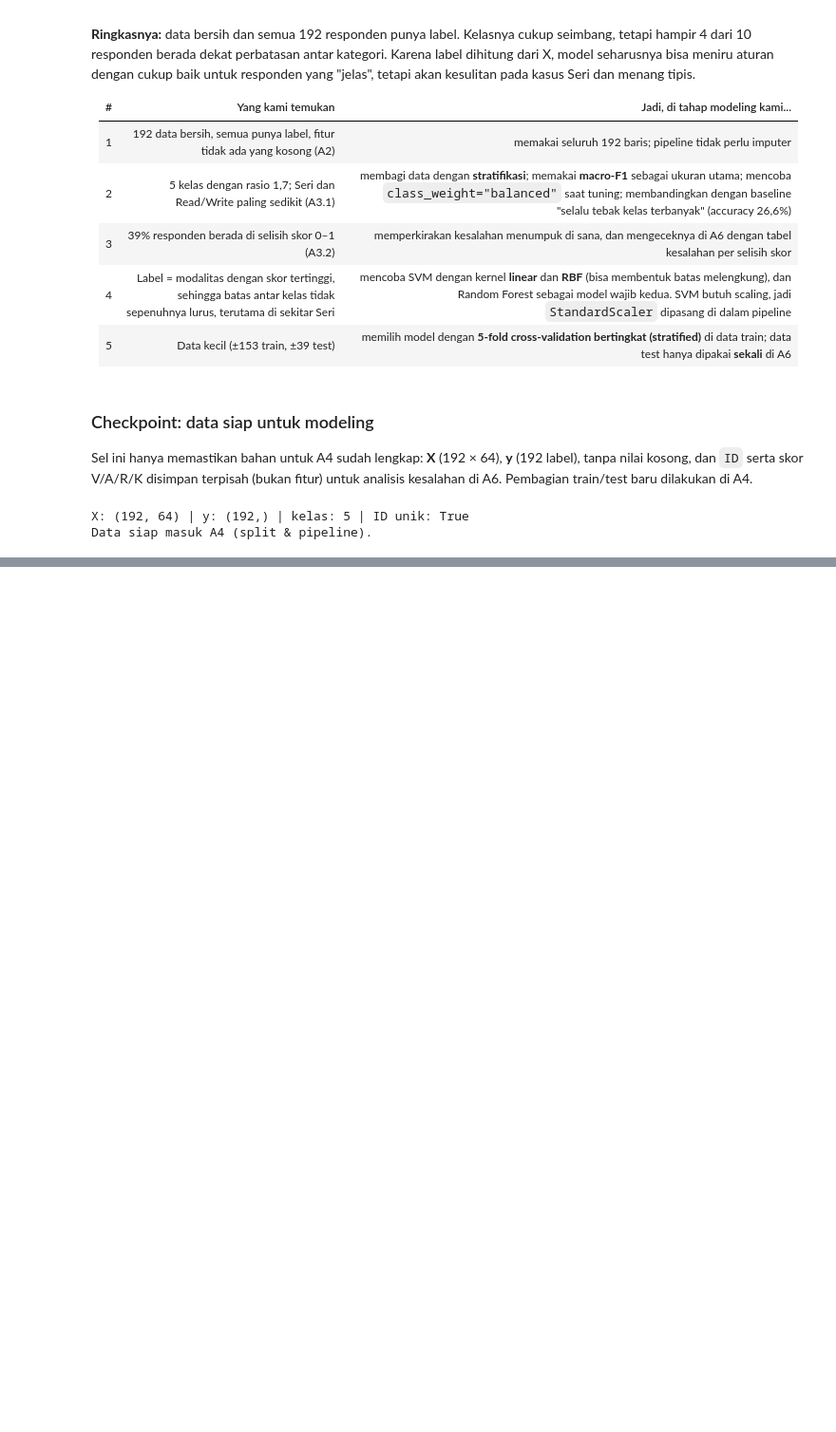
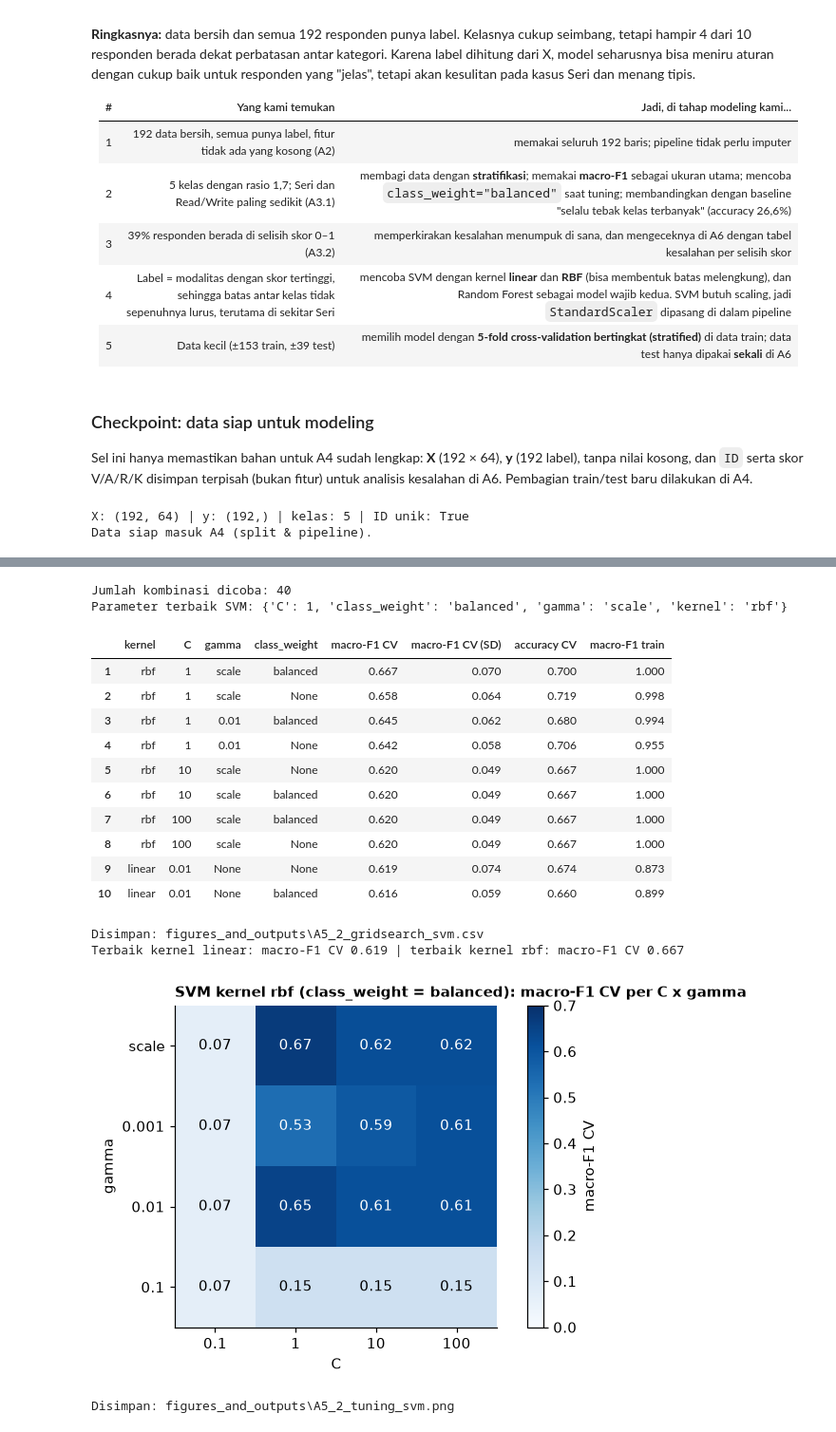
Before and after one commit to edwardchristi4n/machine_learning_final_exam, a Jupyter notebook: notebook/Notebook_A_Klasifikasi.ipynb, the cells around one changed output, grey strips where cells are left out. Shown at 95% size. Cells and saved outputs as stored; diff of their text form; code cells hidden in the pictures; blank space fills up the shorter version.

```diff
--- a/notebook/Notebook_A_Klasifikasi.ipynb
+++ b/notebook/Notebook_A_Klasifikasi.ipynb
@@ -627,0 +801,72 @@ Data siap masuk A4 (split & pipeline).
+# %%
+GRID_SVM = [
+    {"model__kernel": ["linear"], "model__C": [0.01, 0.1, 1, 10], "model__class_weight": [None, "balanced"]},
+    {"model__kernel": ["rbf"], "model__C": [0.1, 1, 10, 100], "model__gamma": ["scale", 0.001, 0.01, 0.1],
+     "model__class_weight": [None, "balanced"]},
+]
+grid_svm = GridSearchCV(PIPELINES["SVM"], GRID_SVM, cv=cv, scoring=SCORING, refit="macro_F1", return_train_score=True)
+grid_svm.fit(X_train, y_train)
+
+def teks_param(v):
+    """Ubah nilai parameter menjadi teks rapi: None/kosong -> 'None', angka -> '1', '0.01', dst."""
+    if v is None or (isinstance(v, float) and np.isnan(v)):
+        return "None"
+    if isinstance(v, (int, float, np.integer, np.floating)):
+        return f"{v:g}"
+    return str(v)
+
+def tabel_hasil_grid(grid, kolom_param):
+    h = pd.DataFrame(grid.cv_results_)
+    t = pd.DataFrame({k.replace("model__", ""): h[f"param_{k}"].map(teks_param) for k in kolom_param})
+    t["macro-F1 CV"], t["macro-F1 CV (SD)"] = h["mean_test_macro_F1"], h["std_test_macro_F1"]
+    t["accuracy CV"], t["macro-F1 train"] = h["mean_test_accuracy"], h["mean_train_macro_F1"]
+    t = t.sort_values("macro-F1 CV", ascending=False).reset_index(drop=True)
+    t.index += 1
+    return t
+
+tabel_svm = tabel_hasil_grid(grid_svm, ["model__kernel", "model__C", "model__gamma", "model__class_weight"])
+print(f"Jumlah kombinasi dicoba: {len(tabel_svm)}")
+print("Parameter terbaik SVM:", {k.replace("model__", ""): v for k, v in grid_svm.best_params_.items()})
+display(tabel_svm.head(10).round(3))
+simpan_tabel(tabel_svm.round(4), "A5_2_gridsearch_svm")
+
+terbaik_linear = tabel_svm[tabel_svm["kernel"] == "linear"].iloc[0]
+terbaik_rbf = tabel_svm[tabel_svm["kernel"] == "rbf"].iloc[0]
+print(f"Terbaik kernel linear: macro-F1 CV {terbaik_linear['macro-F1 CV']:.3f} | "
+      f"terbaik kernel rbf: macro-F1 CV {terbaik_rbf['macro-F1 CV']:.3f}")
+
+# Grafik: macro-F1 CV kernel rbf untuk setiap C x gamma (class_weight terbaik)
+cw_terbaik = str(grid_svm.best_params_.get("model__class_weight"))
+peta = (tabel_svm[(tabel_svm["kernel"] == "rbf") & (tabel_svm["class_weight"] == cw_terbaik)]
+        .pivot_table(index="gamma", columns="C", values="macro-F1 CV"))
+peta = peta.reindex(index=["scale", "0.001", "0.01", "0.1"], columns=["0.1", "1", "10", "100"])
+fig, ax = plt.subplots(figsize=(6.5, 4))
+im = ax.imshow(peta.values, cmap="Blues", vmin=0, vmax=max(0.7, np.nanmax(peta.values)))
+for i in range(peta.shape[0]):
+    for j in range(peta.shape[1]):
+        v = peta.values[i, j]
+        ax.text(j, i, f"{v:.2f}", ha="center", va="center", fontsize=10, color="white" if v > 0.5 else "black")
+ax.set_xticks(range(4), peta.columns); ax.set_yticks(range(4), peta.index)
+ax.set_xlabel("C"); ax.set_ylabel("gamma"); ax.grid(False)
+fig.colorbar(im, ax=ax, fraction=0.046, label="macro-F1 CV")
+ax.set_title(f"SVM kernel rbf (class_weight = {cw_terbaik}): macro-F1 CV per C x gamma", loc="left", fontsize=10, fontweight="bold")
+fig.tight_layout()
+simpan_fig(fig, "A5_2_tuning_svm")
+# %% [output]
+Jumlah kombinasi dicoba: 40
+Parameter terbaik SVM: {'C': 1, 'class_weight': 'balanced', 'gamma': 'scale', 'kernel': 'rbf'}
+|  | kernel | C | gamma | class_weight | macro-F1 CV | macro-F1 CV (SD) | accuracy CV | macro-F1 train |
+| 1 | rbf | 1 | scale | balanced | 0.667 | 0.070 | 0.700 | 1.000 |
+| 2 | rbf | 1 | scale | None | 0.658 | 0.064 | 0.719 | 0.998 |
+| 3 | rbf | 1 | 0.01 | balanced | 0.645 | 0.062 | 0.680 | 0.994 |
+| 4 | rbf | 1 | 0.01 | None | 0.642 | 0.058 | 0.706 | 0.955 |
+| 5 | rbf | 10 | scale | None | 0.620 | 0.049 | 0.667 | 1.000 |
+| 6 | rbf | 10 | scale | balanced | 0.620 | 0.049 | 0.667 | 1.000 |
+| 7 | rbf | 100 | scale | balanced | 0.620 | 0.049 | 0.667 | 1.000 |
+| 8 | rbf | 100 | scale | None | 0.620 | 0.049 | 0.667 | 1.000 |
+| 9 | linear | 0.01 | None | None | 0.619 | 0.074 | 0.674 | 0.873 |
+| 10 | linear | 0.01 | None | balanced | 0.616 | 0.059 | 0.660 | 0.899 |
+Disimpan: figures_and_outputs\A5_2_gridsearch_svm.csv
+Terbaik kernel linear: macro-F1 CV 0.619 | terbaik kernel rbf: macro-F1 CV 0.667
+[figure, added]
+Disimpan: figures_and_outputs\A5_2_tuning_svm.png
```
Also changed, not shown: parts of 27 cells of this notebook, 23 other files.
